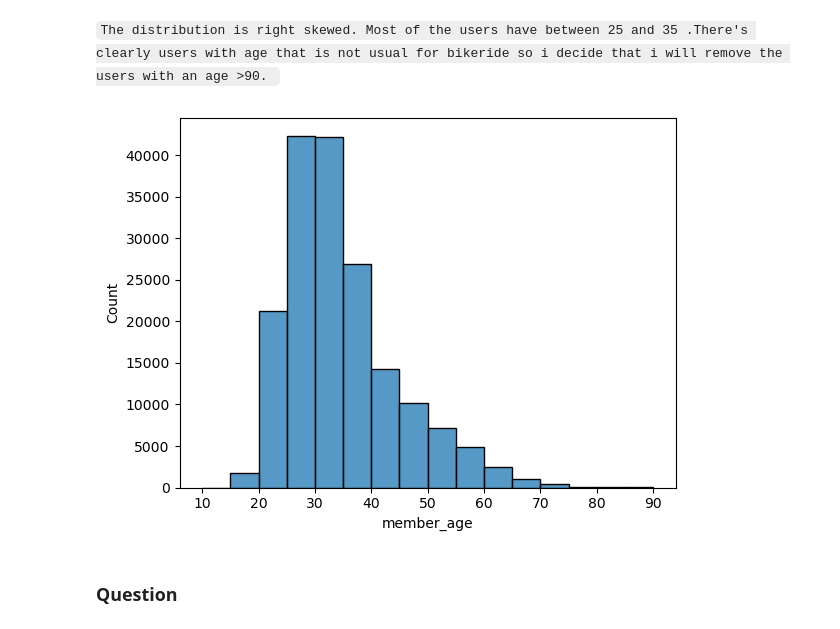
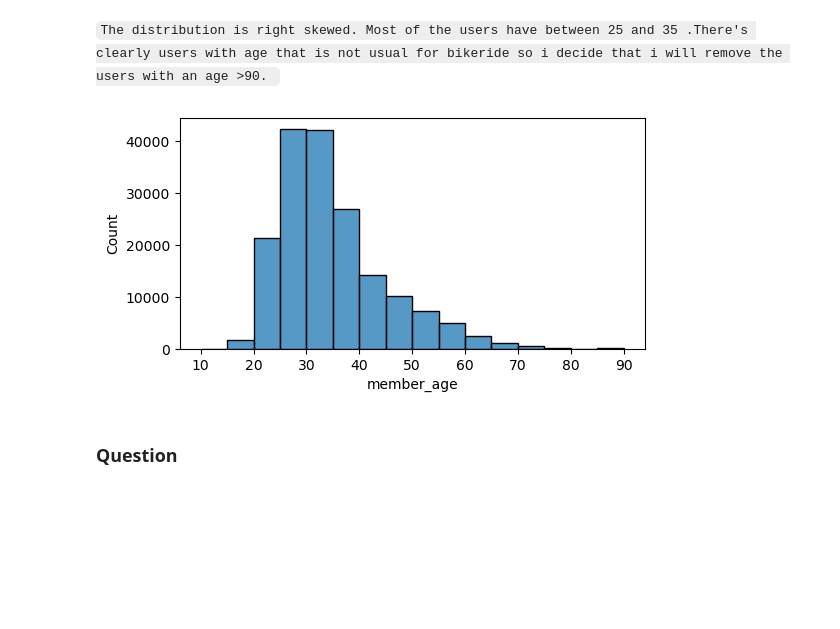
Before and after one commit to mamediarra/communicate-data-finding-fordgobike, a Jupyter notebook: Part_I_exploration.ipynb, the cells around one changed output. Cells and saved outputs as stored; diff of their text form; code cells hidden in the pictures; blank space fills up the shorter version.

```diff
--- a/Part_I_exploration.ipynb
+++ b/Part_I_exploration.ipynb
@@ -495,11 +495,11 @@ df_bike_clean=df_bike_clean.drop(df_bike_clean[df_bike_clean.member_age>90].inde
 # %%
 #Let's look at the new age distribution
 default_color=sns.color_palette()[0]
-figsize=[8,5]
+plt.figure(figsize=[6,3])
 sns.histplot(data=df_bike_clean,x='member_age',bins=range(10,df_bike_clean.member_age.max()+5,5),color=default_color)
 plt.show()
 # %% [output]
-[figure, old version]
+[figure, new version]
 # %% [markdown]
 ### Question
 # %% [markdown]
```
Also changed, not shown: parts of 49 cells of this notebook, 1 other file.
